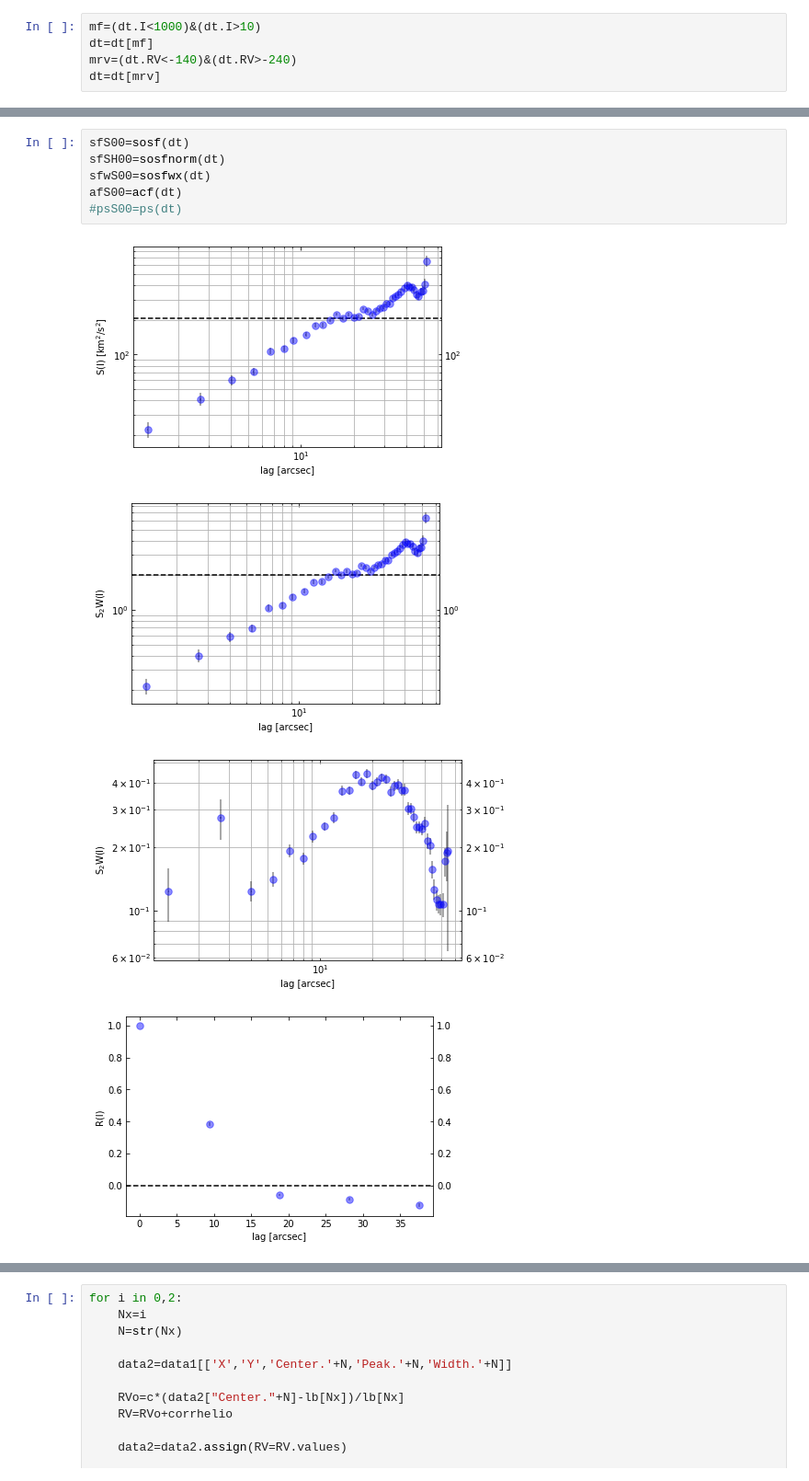
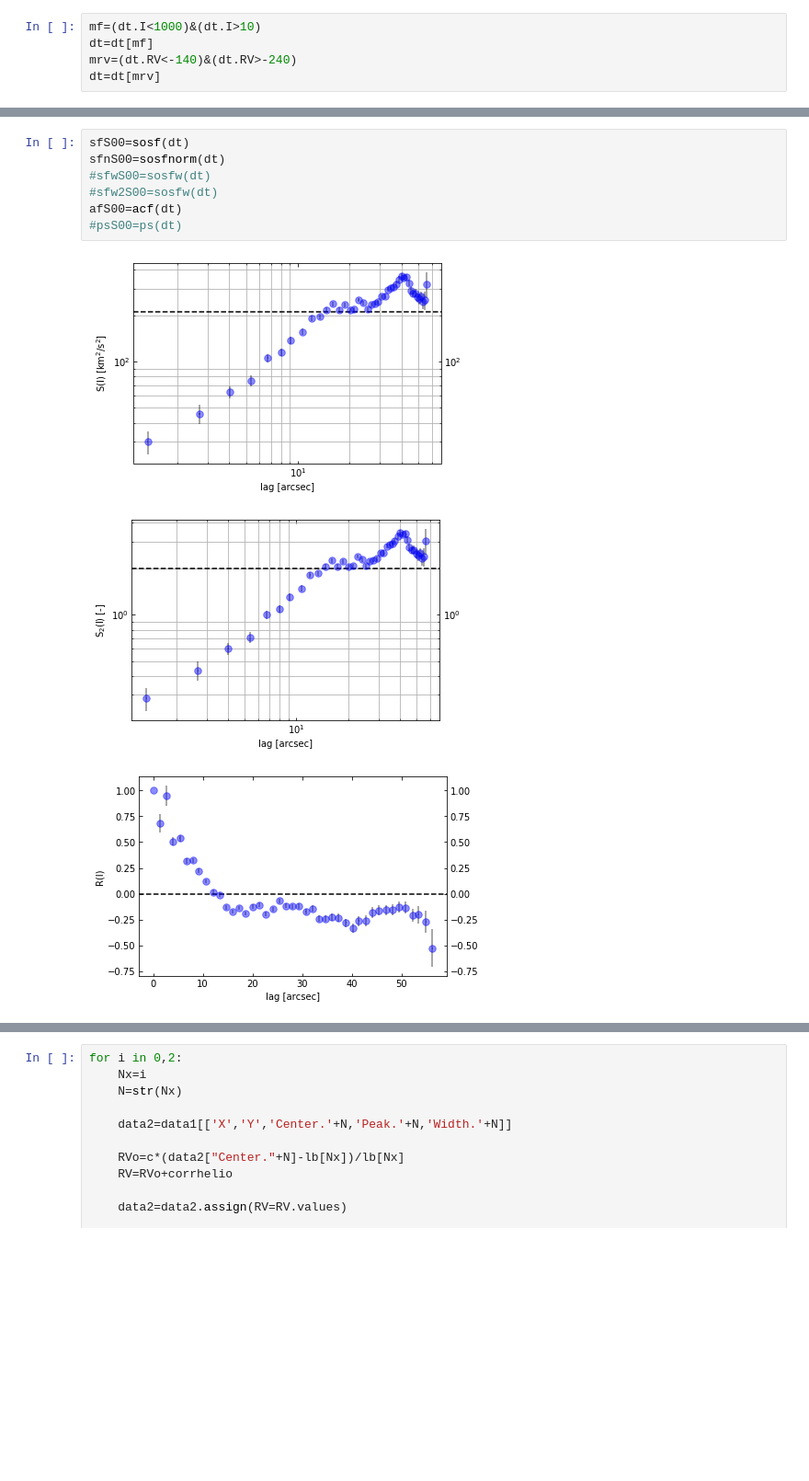
Before and after one commit to will-henney/JavGVastro-PhD, a Jupyter notebook: 595SA.ipynb, the cells around one changed output, grey strips where cells are left out. Shown at 92% size. Drawn from its saved outputs; the diff is of its cells as text; blank space fills up the shorter version.

```diff
--- a/595SA.ipynb
+++ b/595SA.ipynb
@@ -197,14 +251,14 @@ sns.pairplot(dt,
 # %%
 sfS00=sosf(dt)
-sfSH00=sosfnorm(dt)
-sfwS00=sosfwx(dt)
+sfnS00=sosfnorm(dt)
+#sfwS00=sosfw(dt)
+#sfw2S00=sosfw(dt)
 afS00=acf(dt)
 #psS00=ps(dt)
 # %% [output]
-[figure, old version]
+[figure, new version]
-[figure, old version]
+[figure, new version]
-[figure, old version]
+[figure, new version]
-[figure, removed]
 # %%
 #Input
 #Constant
```
Also changed, not shown: parts of 31 cells of this notebook, 1 other file.
